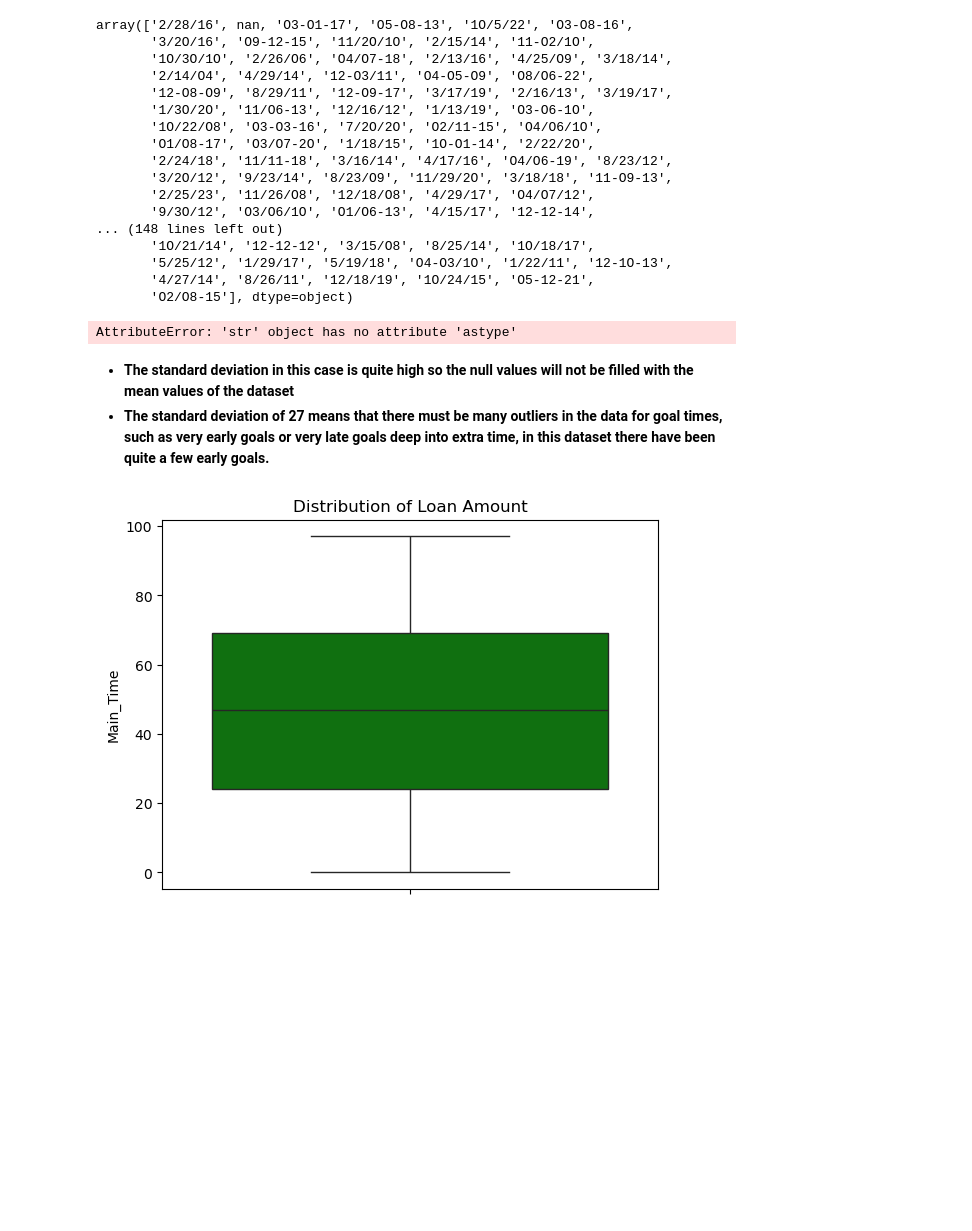
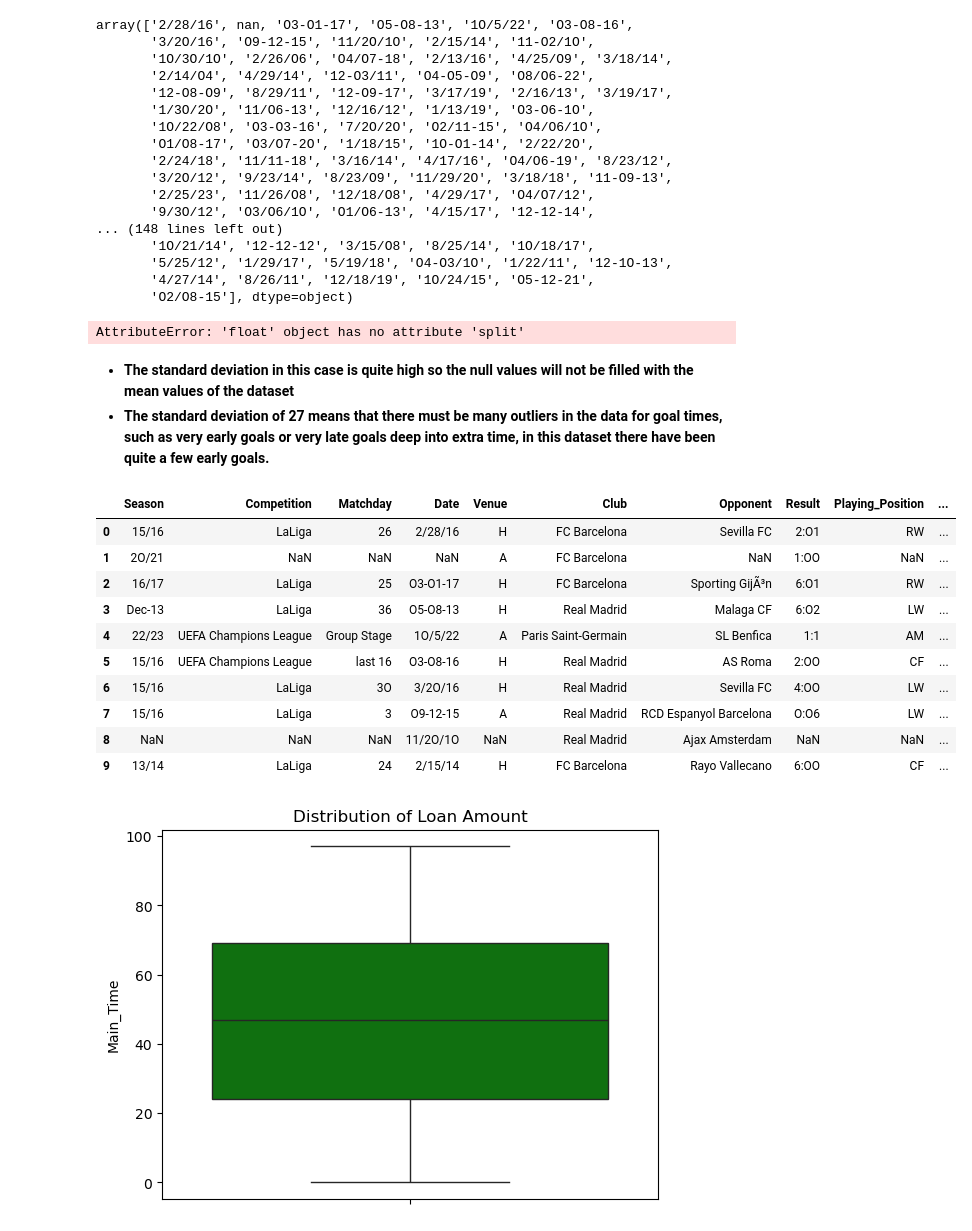
Before and after one commit to SmayanKulkarni/Smayan_Kulkarni_S4DS, a Jupyter notebook: notebooks/FIFA-Task2.ipynb, the cells around one changed output. Cells and saved outputs as stored; diff of their text form; code cells hidden in the pictures; blank space fills up the shorter version.

Commit message:
Trying to fix dates

```diff
--- a/notebooks/FIFA-Task2.ipynb
+++ b/notebooks/FIFA-Task2.ipynb
@@ -14,7 +14,8 @@ import seaborn as sns
 # %%
 # Making a dataframe from the given data
 
-df = pd.read_csv("/home/smayan/Desktop/Smayan_Kulkarni_S4DS/Smayan_Kulkarni_S4DS/data/TASK2- DATA.csv")
+#df = pd.read_csv("/home/smayan/Desktop/Smayan_Kulkarni_S4DS/Smayan_Kulkarni_S4DS/data/TASK2- DATA.csv")
+df = pd.read_csv("/workspaces/Smayan_Kulkarni_S4DS/data/TASK2- DATA.csv")
 # %%
 # Getting a small view of the data
 
@@ -372,10 +373,26 @@ df[['day', 'month', 'year']] = df['Date'].apply(split_date)
 df['day'] = pd.to_numeric(df['day'], errors='coerce')
 df['month'] = pd.to_numeric(df['month'], errors='coerce')
 # %% [output]
-AttributeError: 'str' object has no attribute 'astype'
+AttributeError: 'float' object has no attribute 'split'
 # %% [markdown]
 * **The standard deviation in this case is quite high so the null values will not be filled with the mean values of the dataset**
 * **The standard deviation of 27 means that there must be many outliers in the data for goal times, such as very early goals or very late goals deep into extra time, in this dataset there have been quite a few early goals.**
+# %%
+df['Formatted_Date'] = pd.to_datetime(df['Date'], errors='coerce').dt.strftime('%Y-%m-%d')
+# %%
+df.head(10)
+# %% [output]
+|  | Season | Competition | Matchday | Date | Venue | Club | Opponent | Result | Playing_Position | ... |
+| 0 | 15/16 | LaLiga | 26 | 2/28/16 | H | FC Barcelona | Sevilla FC | 2:O1 | RW | ... |
+| 1 | 2O/21 | NaN | NaN | NaN | A | FC Barcelona | NaN | 1:OO | NaN | ... |
+| 2 | 16/17 | LaLiga | 25 | O3-O1-17 | H | FC Barcelona | Sporting GijÃ³n | 6:O1 | RW | ... |
+| 3 | Dec-13 | LaLiga | 36 | O5-O8-13 | H | Real Madrid | Malaga CF | 6:O2 | LW | ... |
+| 4 | 22/23 | UEFA Champions League | Group Stage | 1O/5/22 | A | Paris Saint-Germain | SL Benfica | 1:1 | AM | ... |
+| 5 | 15/16 | UEFA Champions League | last 16 | O3-O8-16 | H | Real Madrid | AS Roma | 2:OO | CF | ... |
+| 6 | 15/16 | LaLiga | 3O | 3/2O/16 | H | Real Madrid | Sevilla FC | 4:OO | LW | ... |
+| 7 | 15/16 | LaLiga | 3 | O9-12-15 | A | Real Madrid | RCD Espanyol Barcelona | O:O6 | LW | ... |
+| 8 | NaN | NaN | NaN | 11/2O/1O | NaN | Real Madrid | Ajax Amsterdam | NaN | NaN | ... |
+| 9 | 13/14 | LaLiga | 24 | 2/15/14 | H | FC Barcelona | Rayo Vallecano | 6:OO | CF | ... |
 # %%
 
 sns.boxplot(data=df,y = 'Main_Time',color='green').set(title='Distribution of Loan Amount')
```
Also changed, not shown: parts of 4 cells of this notebook.
